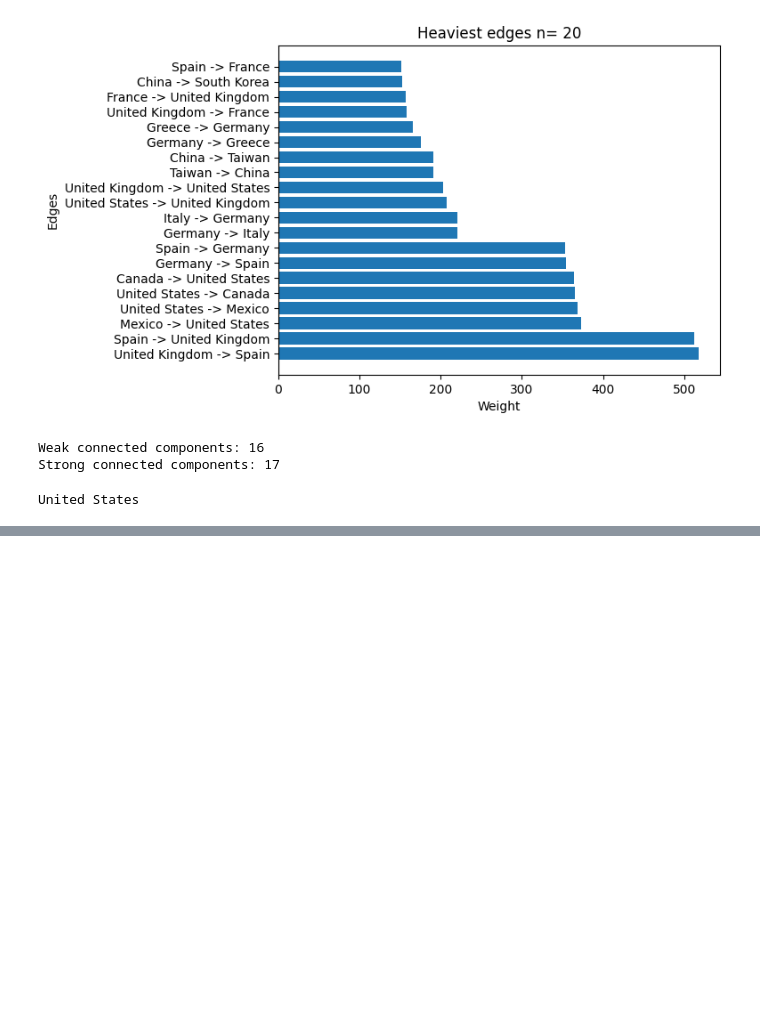
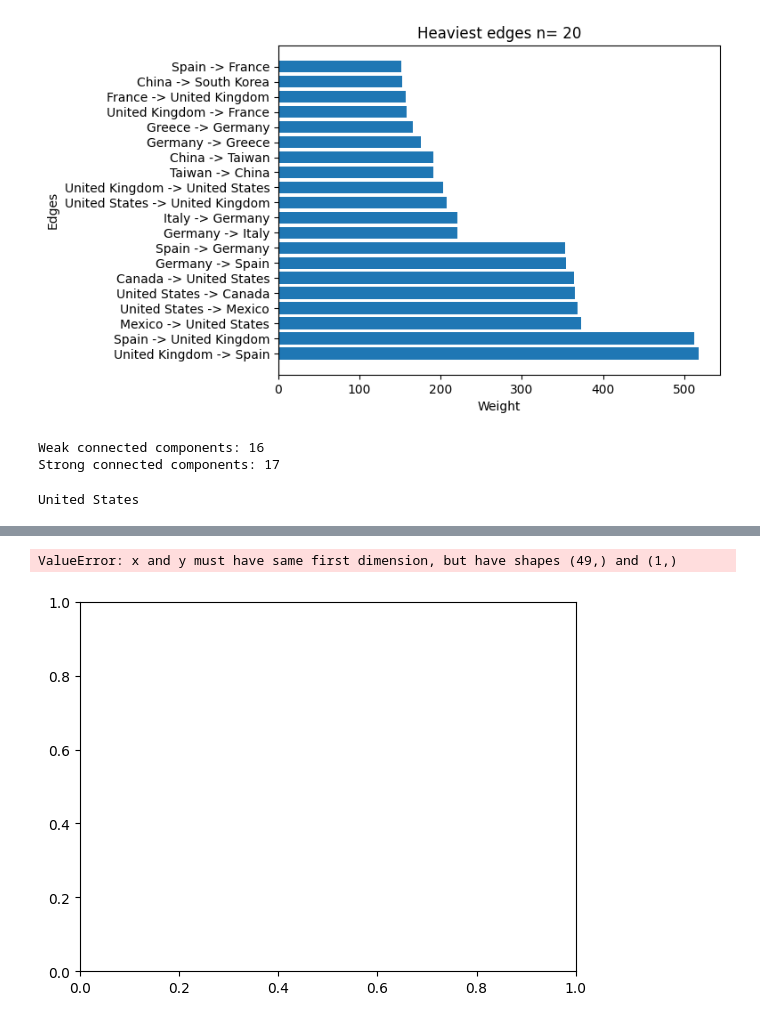
Before and after one commit to jplgarcia/analise_de_dados_complexos, a Jupyter notebook: projeto.ipynb, the cells around one changed output, grey strips where cells are left out. Drawn from its saved outputs; the diff is of its cells as text; code cells hidden in the pictures; blank space fills up the shorter version.

```diff
--- a/projeto.ipynb
+++ b/projeto.ipynb
@@ -312,0 +282,17 @@ modify_graph(flight_graph, "random", n=50)
+# %%
+#showTable(result_table)
+max_values = []
+for i in range(0, 50):
+    result_table = modify_graph(flight_graph, "random", n=50)
+    max_values = result_table['Weakly Connected Nodes'].max()
+
+# Cria um gráfico de linha com os valores máximos
+plt.plot(range(1, 50), max_values, marker='o')
+plt.xlabel('Iteração')
+plt.ylabel('Maior valor em Weakly Connected Nodes')
+plt.title('Variação do Maior Valor em Weakly Connected Nodes ao Longo das Iterações')
+plt.grid(True)
+plt.show()
+# %% [output]
+ValueError: x and y must have same first dimension, but have shapes (49,) and (1,)
+[figure, added]
```
Also changed, not shown: parts of 5 cells of this notebook, 1 other file.
